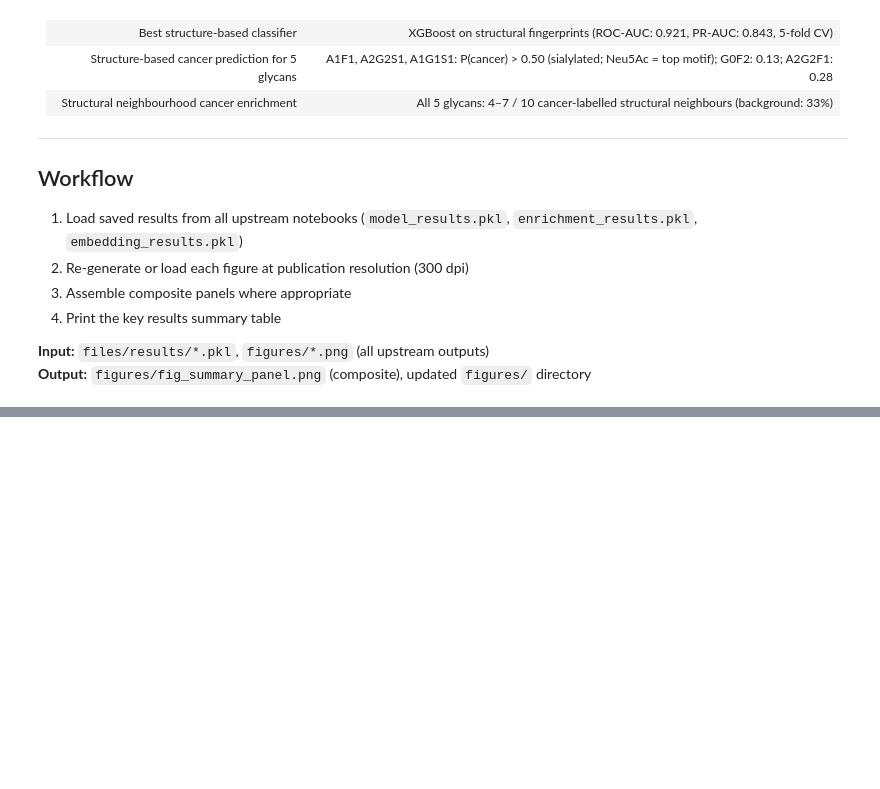
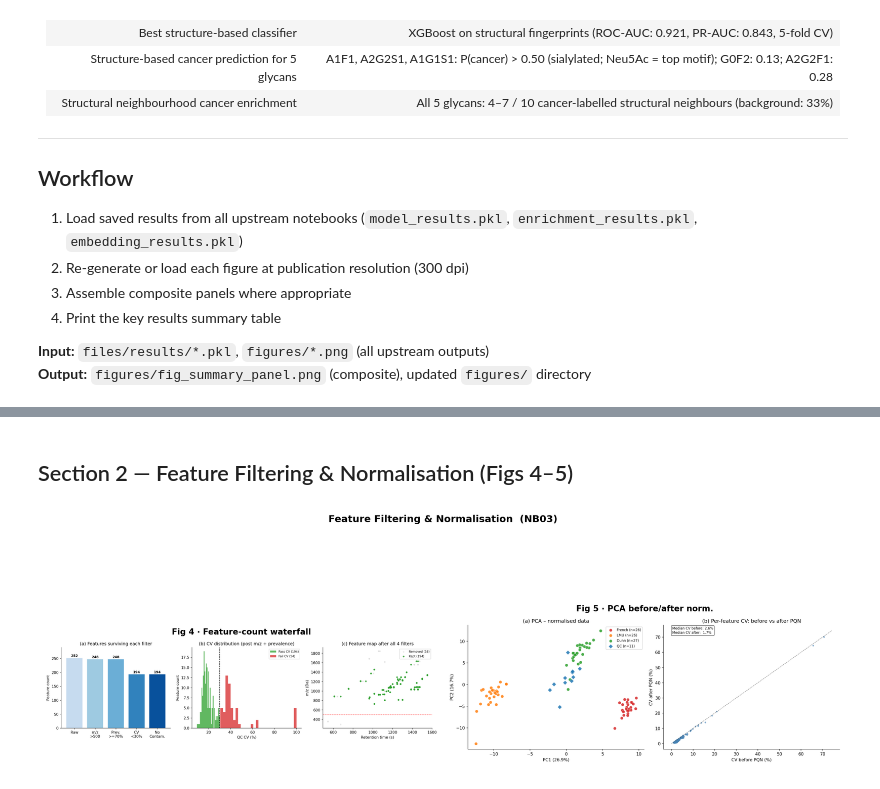
Before and after one commit to hannahhajj/AI4chem, a Jupyter notebook: Notebooks/08_summary_figures.ipynb, the cells around one changed output, grey strips where cells are left out. Drawn from its saved outputs; the diff is of its cells as text; code cells hidden in the pictures; blank space fills up the shorter version.

```diff
--- a/Notebooks/08_summary_figures.ipynb
+++ b/Notebooks/08_summary_figures.ipynb
@@ -52,0 +165,15 @@ Final notebook. Assembles all results into publication-ready figures and a key r
+# %% [markdown]
+## Section 2 — Feature Filtering & Normalisation (Figs 4–5)
+# %%
+# Fig 5 is already composite (PCA pre/post), also show PCA post-norm alongside feat waterfall
+fig, axes = plt.subplots(1, 2, figsize=(14, 6))
+for ax, n in zip(axes, [4, 5]):
+    img, title = load_img(n)
+    ax.imshow(img)
+    ax.set_title(title, fontsize=10, fontweight="bold")
+    ax.axis("off")
+fig.suptitle("Feature Filtering & Normalisation  (NB03)", fontsize=12, fontweight="bold")
+plt.tight_layout()
+plt.show()
+# %% [output]
+[figure, added]
```
Also changed, not shown: parts of 16 cells of this notebook, 1 other file.
